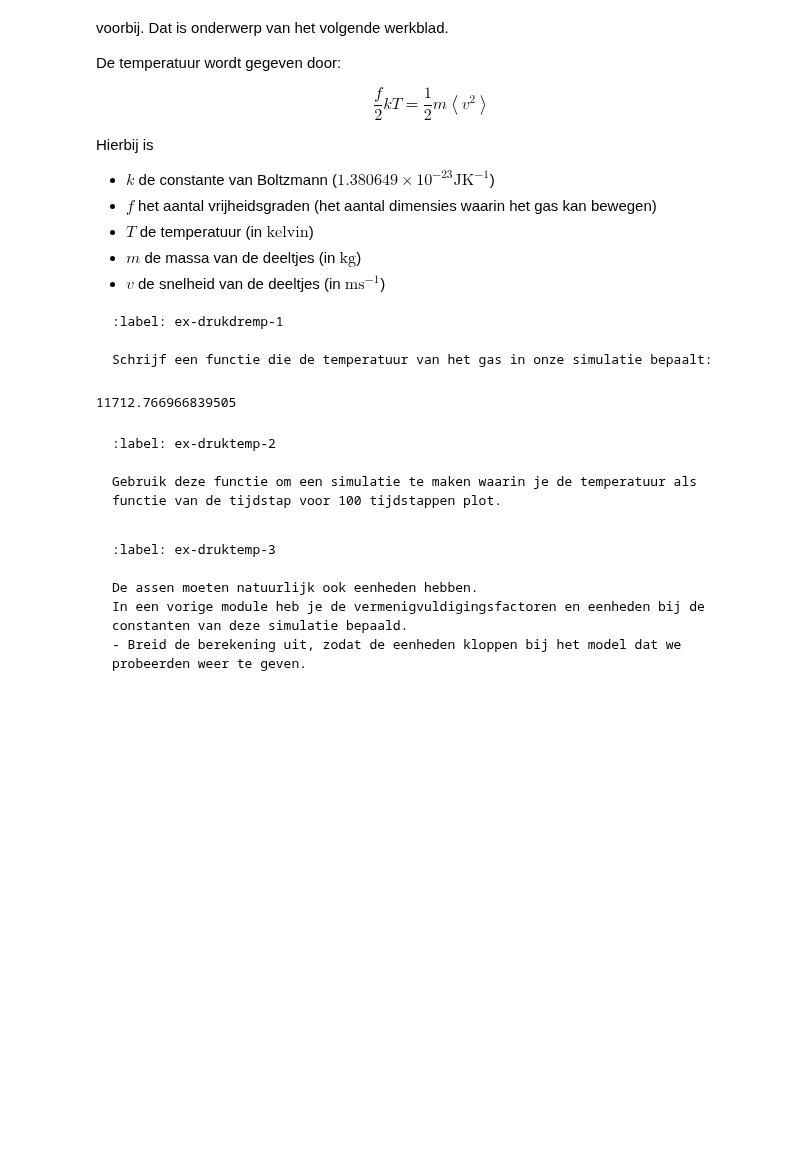
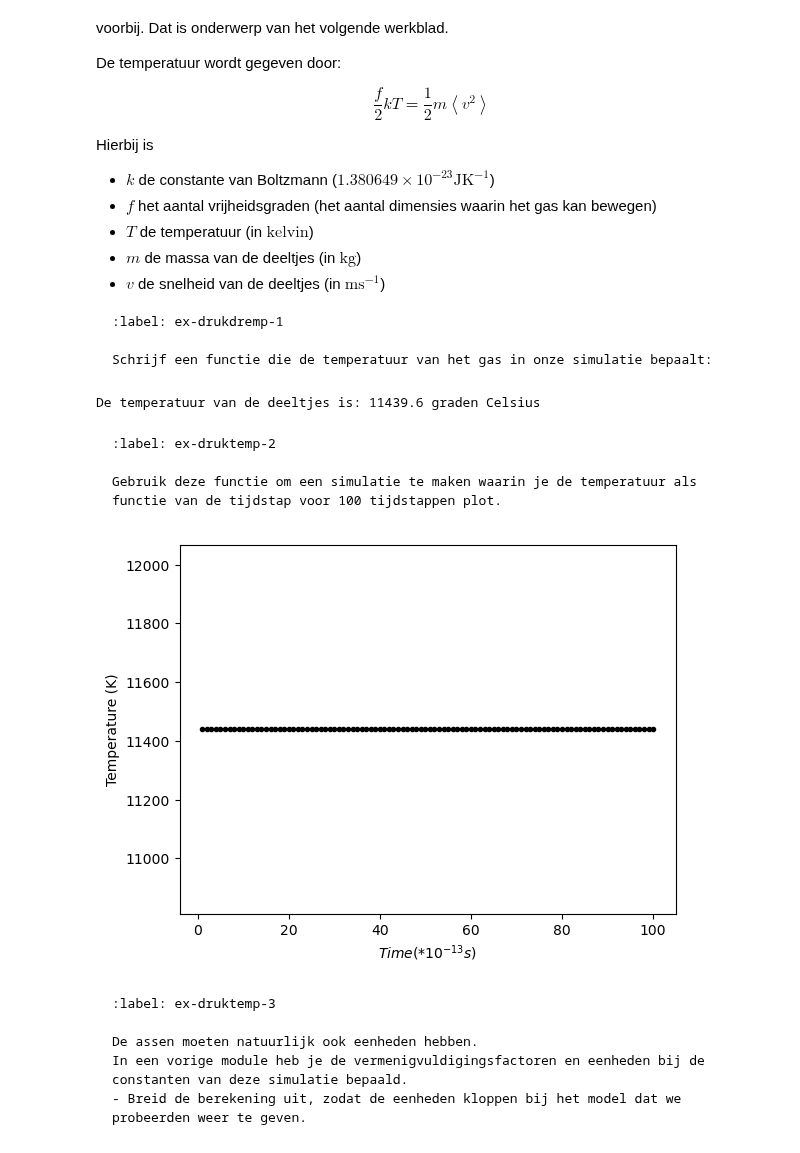
Before and after one commit to Eerkje/Annet-Erik, a Jupyter notebook: Content/PySim/5_druktemp.ipynb, the cells around one changed output. Saved outputs shown, nothing was run; the diff lists cells and outputs as text; code cells hidden in the pictures; blank space fills up the shorter version.

Commit message:
druktemp wijzigingen bij temperatuur en begin druk

````diff
--- a/Content/PySim/5_druktemp.ipynb
+++ b/Content/PySim/5_druktemp.ipynb
@@ -192,17 +192,21 @@ Schrijf een functie die de temperatuur van het gas in onze simulatie bepaalt:
 #<v^2> is het gemiddelde van de snelheden in het kwadraat
 #De snelheid van elk deeltje is gelijk aan V_0, dus <v^2> = V_0^2
 def temperature(particles) -> float:
-    m=0
-    temp = 0.0
-    f = 2
-    k = 1.380649*10**-23
-    v = V_0
-    m = N * 4.81 * 10**-26  # massa van alle deeltjes samen als 1 luchtmolecuul gemiddeld 4.81*10^-26 kg is
-    temp = (m*v**2)/(f*k)
+    f = 2                   #aantal vrijheidsgraden
+    k = 1.380649*10**-23    #constante van boltzmann in J/K
+
+    v_all = np.array([])
+    for p in particles:
+        v = np.sqrt(p.v[0]**2 + p.v[1]**2)
+        v_all = np.append(v_all, v)
+    v = np.average(v_all**2) #<v^2> bepalen
+
+    m = N*4.81 * 10**-26  # massa als 1 luchtmolecuul gemiddeld 4.81*10^-26 kg is
+    temp = (m*v)/(f*k)
     return temp
-temperature(particles)
+print('De temperatuur van de deeltjes is:', round(temperature(particles) - 273.15,1), 'graden Celsius')
 # %% [output]
-11712.766966839505
+De temperatuur van de deeltjes is: 11439.6 graden Celsius
 # %% [markdown]
 ```{exercise} Temperatuurplot
 :label: ex-druktemp-2
@@ -212,22 +216,27 @@ Gebruik deze functie om een simulatie te maken waarin je de temperatuur als func
 # %%
 # ruimte voor uitwerking
 
 particles = []
 temperatures = np.zeros(100, dtype=float)
 times = np.linspace(1, 100, 100)
 
 create_particles(particles)
 for i in range(100):
     take_time_step(particles)
     # vastleggen van temperatuur per tijdstap
+    temperatures[i] = temperature(particles) - 273.15
+
 #your code/answer
 
 plt.figure()
-plt.xlabel('Time')
-plt.ylabel('Temperature')
+plt.xlabel('$Time (*10^{-13} s)$')
+plt.ylabel('Temperature (K)')
 # plotten van tijd tegen temperatuur
 #your code/answer
+plt.plot(times, temperatures, 'k.')
 plt.show()
+# %% [output]
+[figure, added]
 # %% [markdown]
 ```{exercise}
 :label: ex-druktemp-3
````
Also changed, not shown: parts of 1 cell of this notebook.
